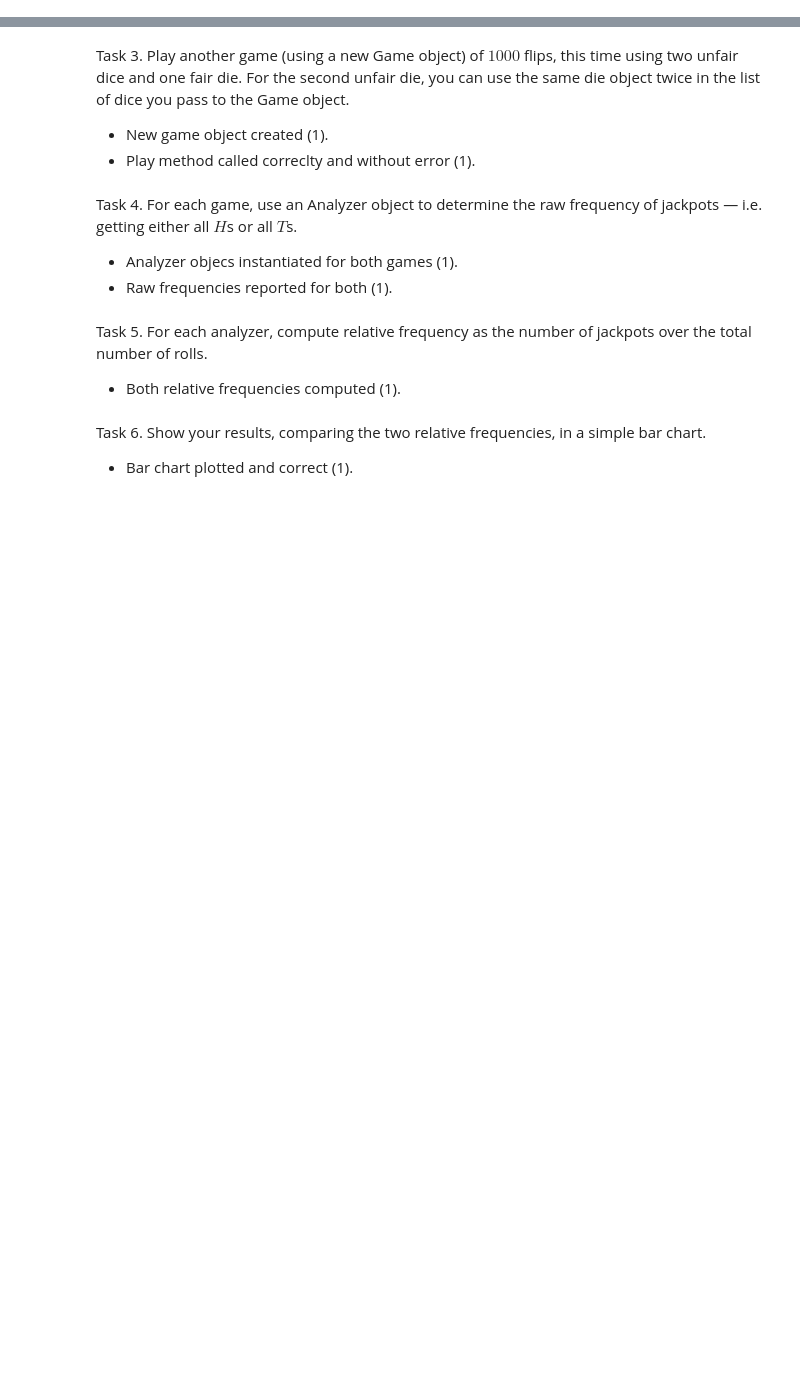
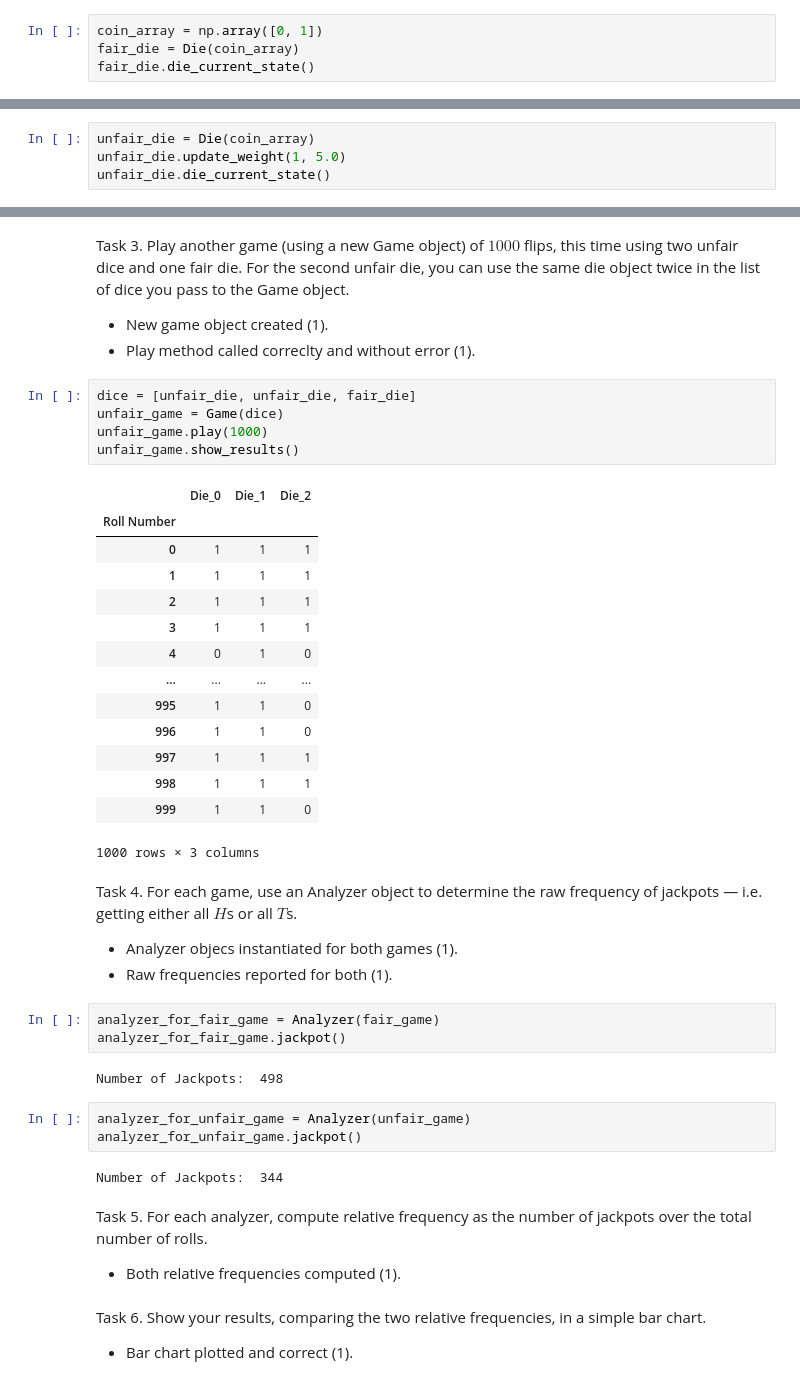
Before and after one commit to courtneyhodge/ds5100-finalproject-yss2zv, a Jupyter notebook: final_project_files/DS51200_FinalProjectTemplate.ipynb, the cells around one changed output, grey strips where cells are left out. Cells and saved outputs as stored; diff of their text form; blank space fills up the shorter version.

```diff
--- a/final_project_files/DS51200_FinalProjectTemplate.ipynb
+++ b/final_project_files/DS51200_FinalProjectTemplate.ipynb
@@ -903,0 +911,4 @@ Task 1. Create a fair coin (with faces $H$ and $T$) and one unfair coin in which
+# %%
+coin_array = np.array([0, 1])
+fair_die = Die(coin_array)
+fair_die.die_current_state()
@@ -903,0 +921,4 @@ Task 1. Create a fair coin (with faces $H$ and $T$) and one unfair coin in which
+# %%
+unfair_die = Die(coin_array)
+unfair_die.update_weight(1, 5.0)
+unfair_die.die_current_state()
@@ -910,11 +958,41 @@ Task 3. Play another game (using a new Game object) of $1000$ flips, this time u
 
 - New game object created (1).
 - Play method called correclty and without error (1).
+# %%
+dice = [unfair_die, unfair_die, fair_die]
+unfair_game = Game(dice)
+unfair_game.play(1000)
+unfair_game.show_results()
+# %% [output]
+|  | Die_0 | Die_1 | Die_2 |
+| Roll Number |  |  |  |
+| 0 | 1 | 1 | 1 |
+| 1 | 1 | 1 | 1 |
+| 2 | 1 | 1 | 1 |
+| 3 | 1 | 1 | 1 |
+| 4 | 0 | 1 | 0 |
+| ... | ... | ... | ... |
+| 995 | 1 | 1 | 0 |
+| 996 | 1 | 1 | 0 |
+| 997 | 1 | 1 | 1 |
+| 998 | 1 | 1 | 1 |
+| 999 | 1 | 1 | 0 |
+1000 rows × 3 columns
 # %% [markdown]
 Task 4. For each game, use an Analyzer object to determine the raw frequency of jackpots — i.e. getting either all $H$s or all $T$s.
 
 - Analyzer objecs instantiated for both games (1).
 - Raw frequencies reported for both (1).
+# %%
+analyzer_for_fair_game = Analyzer(fair_game)
+analyzer_for_fair_game.jackpot()
+# %% [output]
+Number of Jackpots:  498
+# %%
+analyzer_for_unfair_game = Analyzer(unfair_game)
+analyzer_for_unfair_game.jackpot()
+# %% [output]
+Number of Jackpots:  344
 # %% [markdown]
 Task 5. For each analyzer, compute relative frequency as the number of jackpots over the total number of rolls.
 
```
Also changed, not shown: parts of 14 cells of this notebook, 2 other files.
